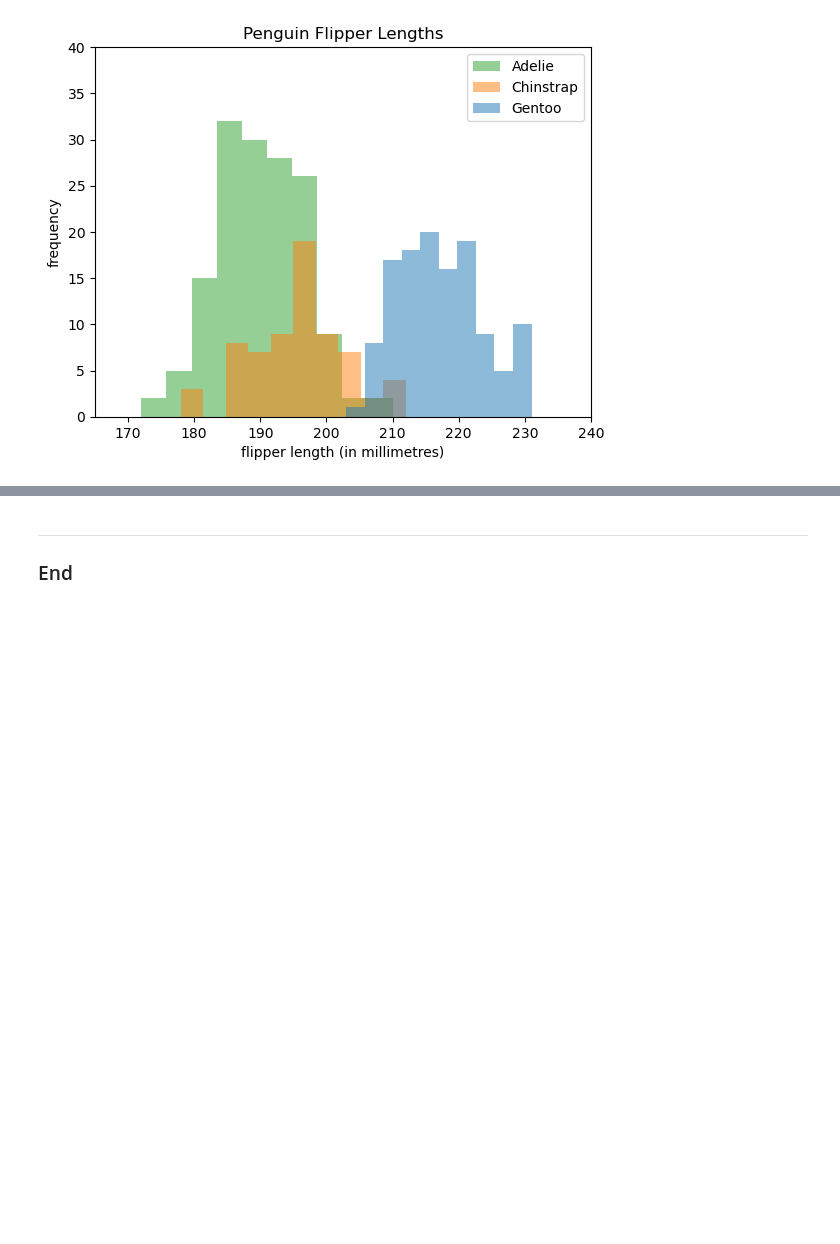
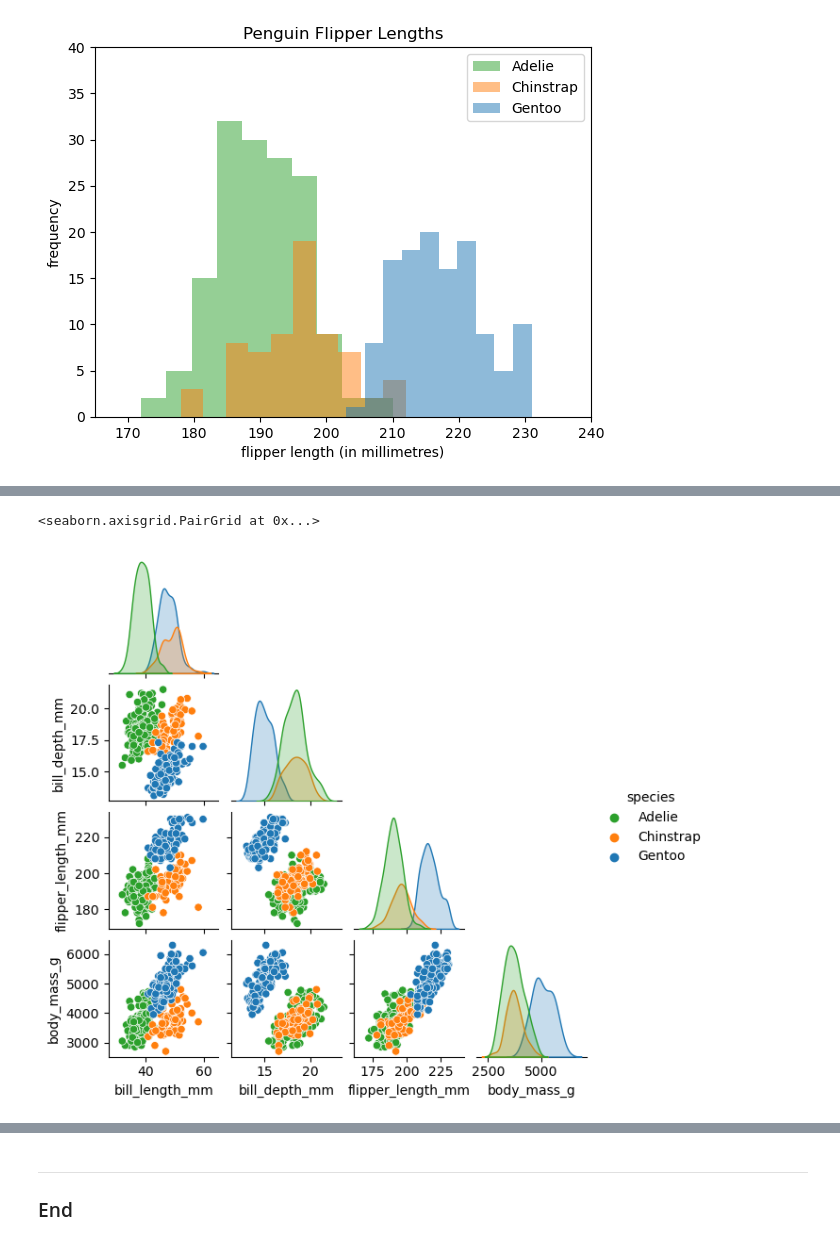
Before and after one commit to eoghanpw/pofda-mywork, a Jupyter notebook: penguins.ipynb, the cells around one changed output, grey strips where cells are left out. Saved outputs shown, nothing was run; the diff lists cells and outputs as text; code cells hidden in the pictures; blank space fills up the shorter version.

```diff
--- a/penguins.ipynb
+++ b/penguins.ipynb
@@ -294,0 +285,7 @@ sns.pairplot(penguins, hue = 'species')
+# %%
+# Let's plot all the variables.
+# Adapted from https://seaborn.pydata.org/generated/seaborn.pairplot.html#seaborn-pairplot.
+sns.pairplot(penguins, corner=True, hue='species', palette={'Adelie':'tab:green', 'Chinstrap':'tab:orange', 'Gentoo':'tab:blue'}, height=1.5)
+# %% [output]
+<seaborn.axisgrid.PairGrid at 0x...>
+[figure, added]
```
Also changed, not shown: parts of 12 cells of this notebook.
